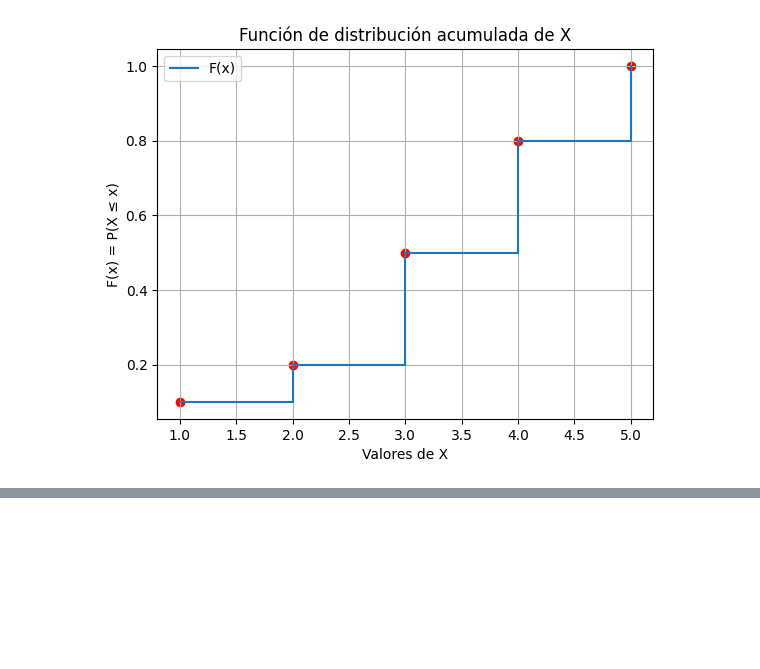
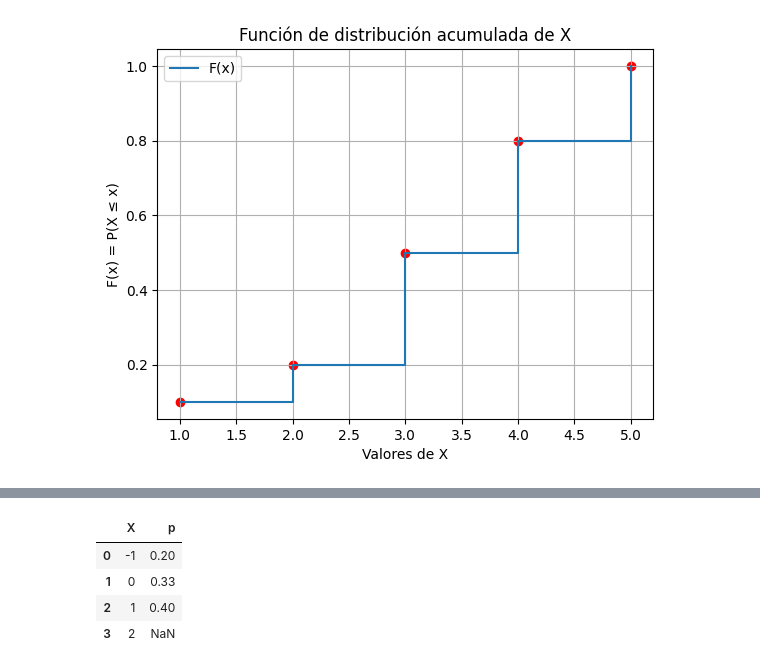
Before and after one commit to alexballera/estadisticas-tgad-fce, a Jupyter notebook: practicas/practica2-va-discretas/practica2_va_discretas.ipynb, the cells around one changed output, grey strips where cells are left out. Saved outputs shown, nothing was run; the diff lists cells and outputs as text; code cells hidden in the pictures; blank space fills up the shorter version.

```diff
--- a/practicas/practica2-va-discretas/practica2_va_discretas.ipynb
+++ b/practicas/practica2-va-discretas/practica2_va_discretas.ipynb
@@ -134,0 +156,16 @@ plt.show()
+# %%
+# Construimos la tabla de distribución de probabilidad
+# Dejamos el valor de p(X=2) como None temporalmente
+
+tabla2 = pd.DataFrame({
+    'X': [-1, 0, 1, 2],
+    'p': [1/5, 1/3, 2/5, None]
+})
+
+round(tabla2, 2)
+# %% [output]
+|  | X | p |
+| 0 | -1 | 0.20 |
+| 1 | 0 | 0.33 |
+| 2 | 1 | 0.40 |
+| 3 | 2 | NaN |
```
Also changed, not shown: parts of 9 cells of this notebook.
